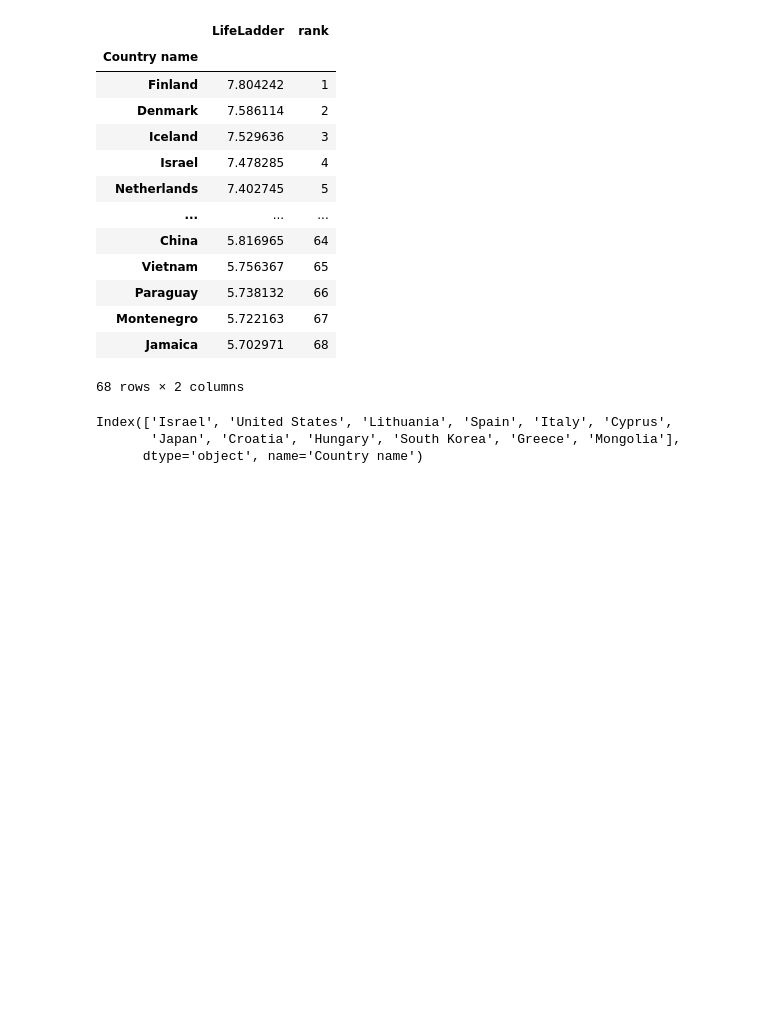
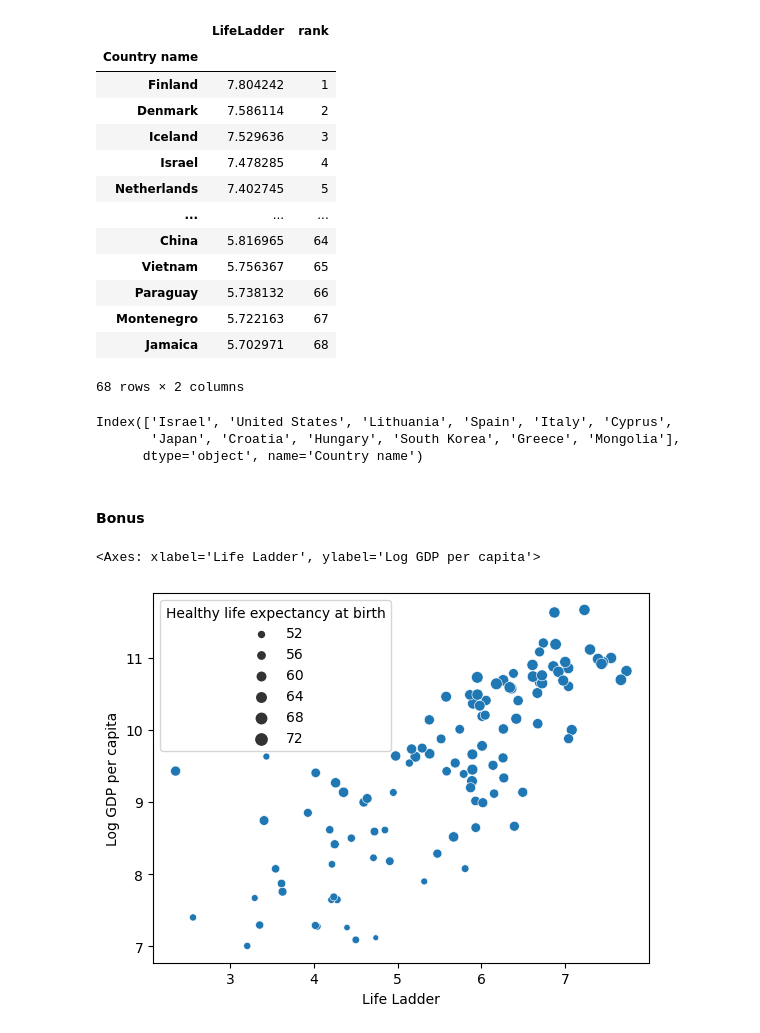
Before and after one commit to pmayd/bamboo-weekly, a Jupyter notebook: 08/analysis.ipynb, the cells around one changed output. Drawn from its saved outputs; the diff is of its cells as text; code cells hidden in the pictures; blank space fills up the shorter version.

Commit message:
bonus

```diff
--- a/08/analysis.ipynb
+++ b/08/analysis.ipynb
@@ -360,3 +360,10 @@ happiness_2022.loc[
 Index(['Israel', 'United States', 'Lithuania', 'Spain', 'Italy', 'Cyprus',
        'Japan', 'Croatia', 'Hungary', 'South Korea', 'Greece', 'Mongolia'],
       dtype='object', name='Country name')
+# %% [markdown]
+#### Bonus
+# %%
+sns.scatterplot(df.query("year == 2022"), x="Life Ladder", y="Log GDP per capita", size="Healthy life expectancy at birth")
+# %% [output]
+<Axes: xlabel='Life Ladder', ylabel='Log GDP per capita'>
+[figure, added]
```
